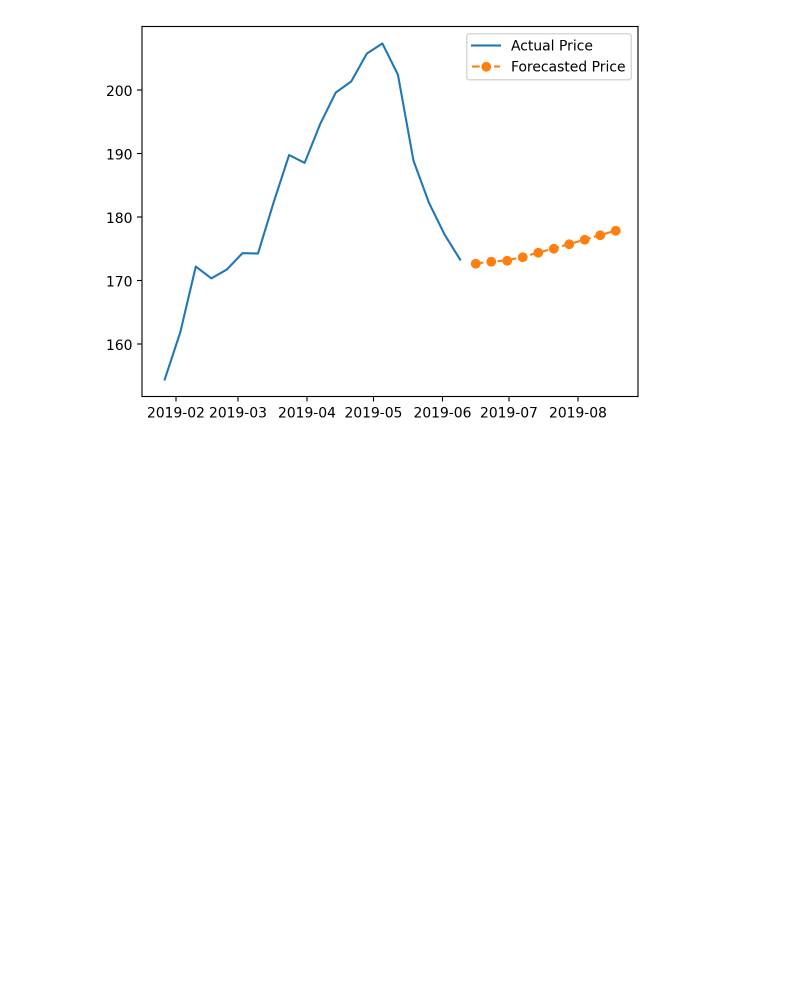
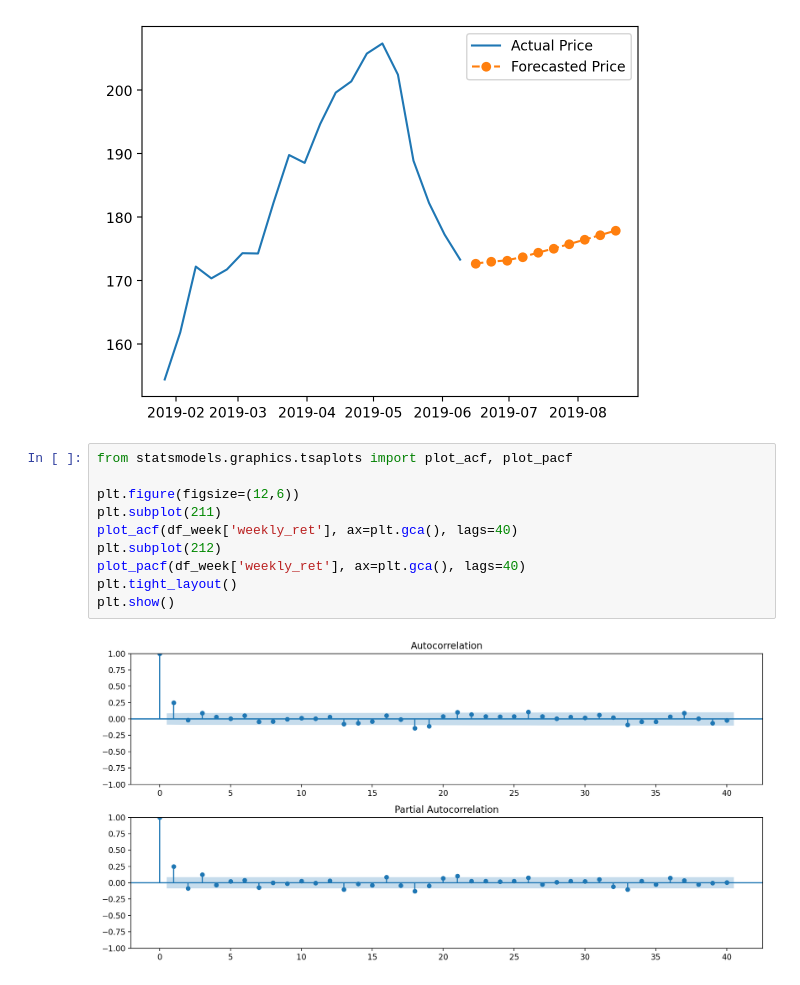
Before and after one commit to shozab-megatron/ARIMA-Financial-Time-Series, a Jupyter notebook: AAPL_ARIMA_Model.ipynb, the cells around one changed output. Saved outputs shown, nothing was run; the diff lists cells and outputs as text; blank space fills up the shorter version.

```diff
--- a/AAPL_ARIMA_Model.ipynb
+++ b/AAPL_ARIMA_Model.ipynb
@@ -229,3 +229,15 @@ plt.legend()
 plt.show()
 # %% [output]
 [figure]
+# %%
+from statsmodels.graphics.tsaplots import plot_acf, plot_pacf
+
+plt.figure(figsize=(12,6))
+plt.subplot(211)
+plot_acf(df_week['weekly_ret'], ax=plt.gca(), lags=40)
+plt.subplot(212)
+plot_pacf(df_week['weekly_ret'], ax=plt.gca(), lags=40)
+plt.tight_layout()
+plt.show()
+# %% [output]
+[figure, added]
```
Also changed, not shown: parts of 4 cells of this notebook.
